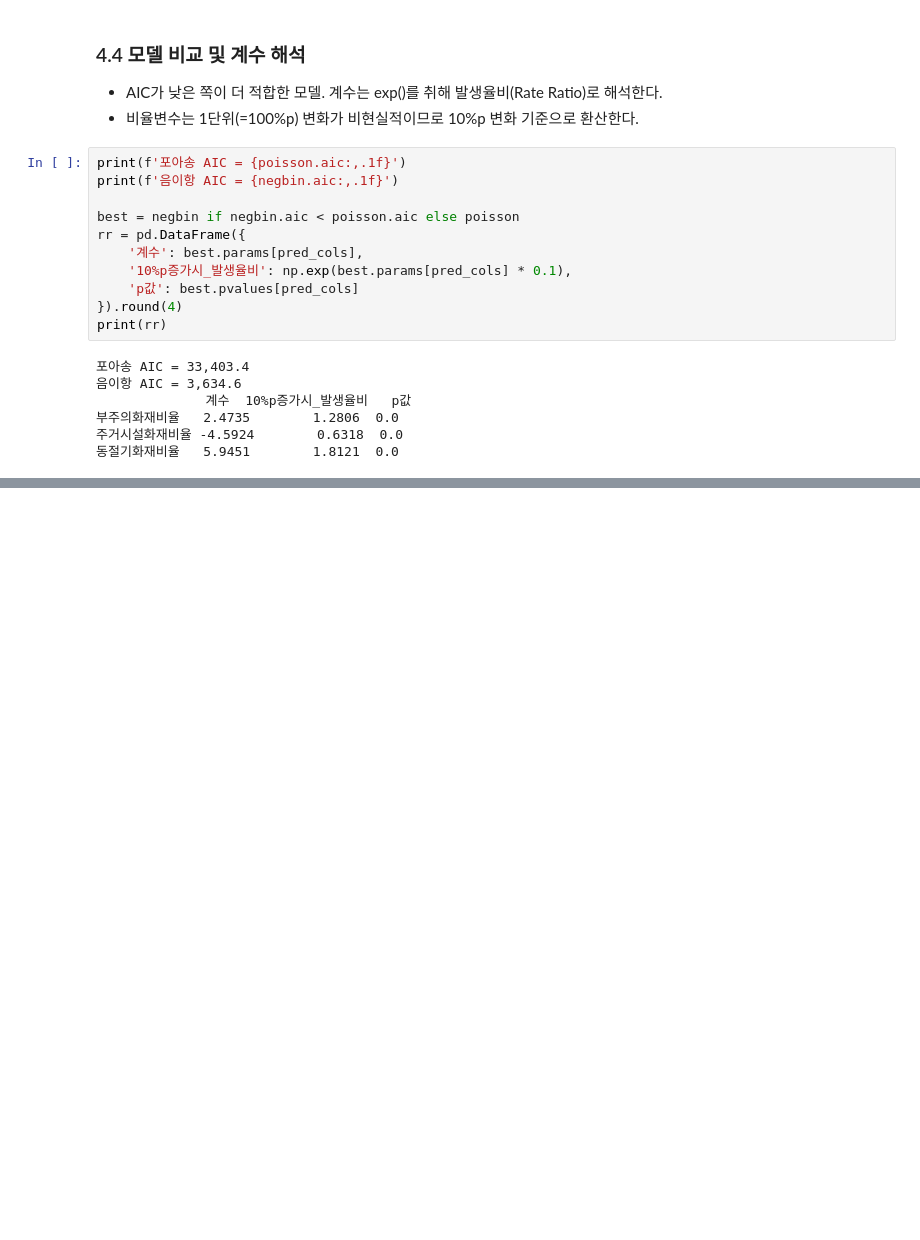
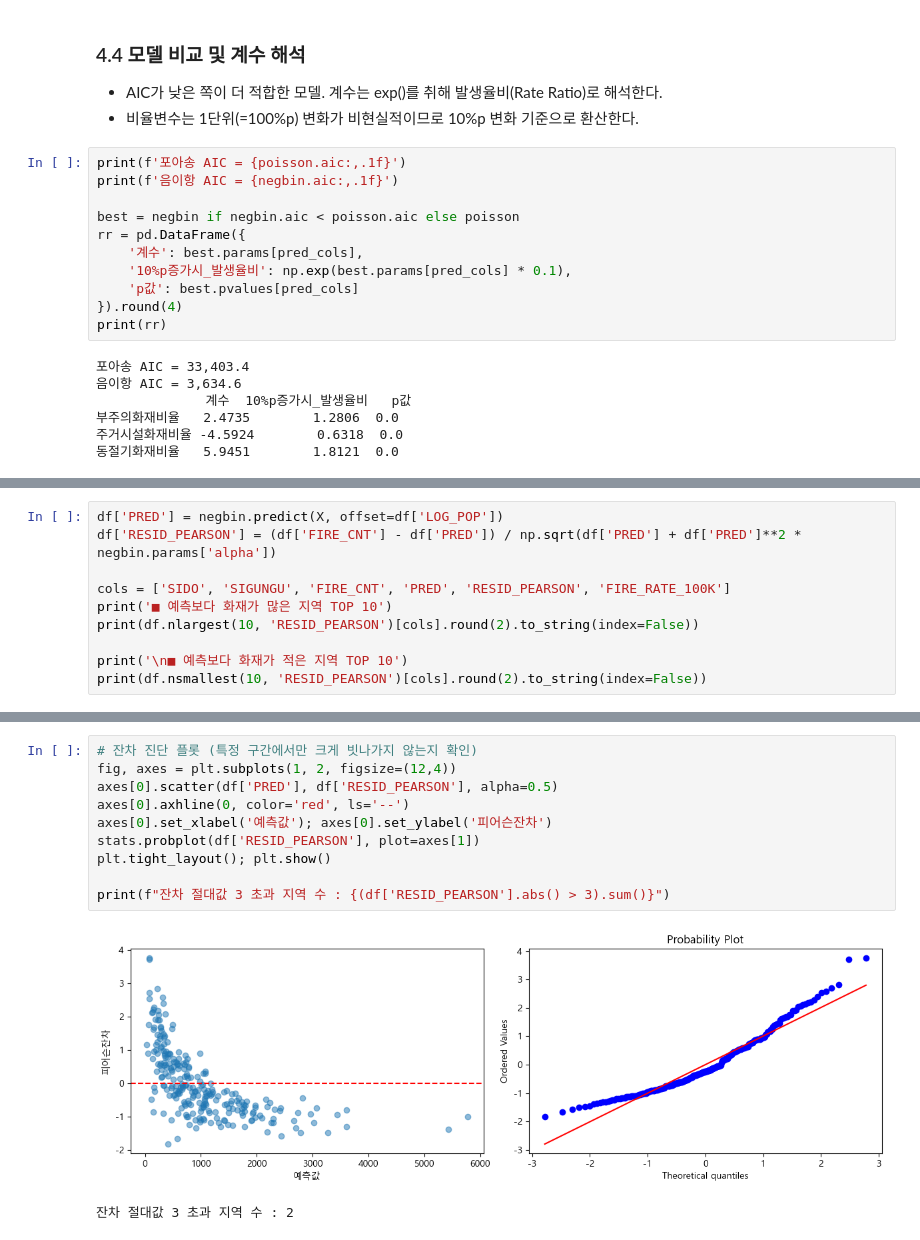
Before and after one commit to woohyun029/NFA-Fire-Analysis-2024, a Jupyter notebook: nfa_fire_2024.ipynb, the cells around one changed output, grey strips where cells are left out. Drawn from its saved outputs; the diff is of its cells as text; blank space fills up the shorter version.

Commit message:
PY_nfa_fire_2024.ipynb

```diff
--- a/nfa_fire_2024.ipynb
+++ b/nfa_fire_2024.ipynb
@@ -637,0 +676,10 @@ print(rr)
+# %%
+df['PRED'] = negbin.predict(X, offset=df['LOG_POP'])
+df['RESID_PEARSON'] = (df['FIRE_CNT'] - df['PRED']) / np.sqrt(df['PRED'] + df['PRED']**2 * negbin.params['alpha'])
+
+cols = ['SIDO', 'SIGUNGU', 'FIRE_CNT', 'PRED', 'RESID_PEARSON', 'FIRE_RATE_100K']
+print('■ 예측보다 화재가 많은 지역 TOP 10')
+print(df.nlargest(10, 'RESID_PEARSON')[cols].round(2).to_string(index=False))
+
+print('\n■ 예측보다 화재가 적은 지역 TOP 10')
+print(df.nsmallest(10, 'RESID_PEARSON')[cols].round(2).to_string(index=False))
@@ -637,0 +704,13 @@ print(rr)
+# %%
+# 잔차 진단 플롯 (특정 구간에서만 크게 빗나가지 않는지 확인)
+fig, axes = plt.subplots(1, 2, figsize=(12,4))
+axes[0].scatter(df['PRED'], df['RESID_PEARSON'], alpha=0.5)
+axes[0].axhline(0, color='red', ls='--')
+axes[0].set_xlabel('예측값'); axes[0].set_ylabel('피어슨잔차')
+stats.probplot(df['RESID_PEARSON'], plot=axes[1])
+plt.tight_layout(); plt.show()
+
+print(f"잔차 절대값 3 초과 지역 수 : {(df['RESID_PEARSON'].abs() > 3).sum()}")
+# %% [output]
+[figure, added]
+잔차 절대값 3 초과 지역 수 : 2
```
Also changed, not shown: parts of 5 cells of this notebook.
